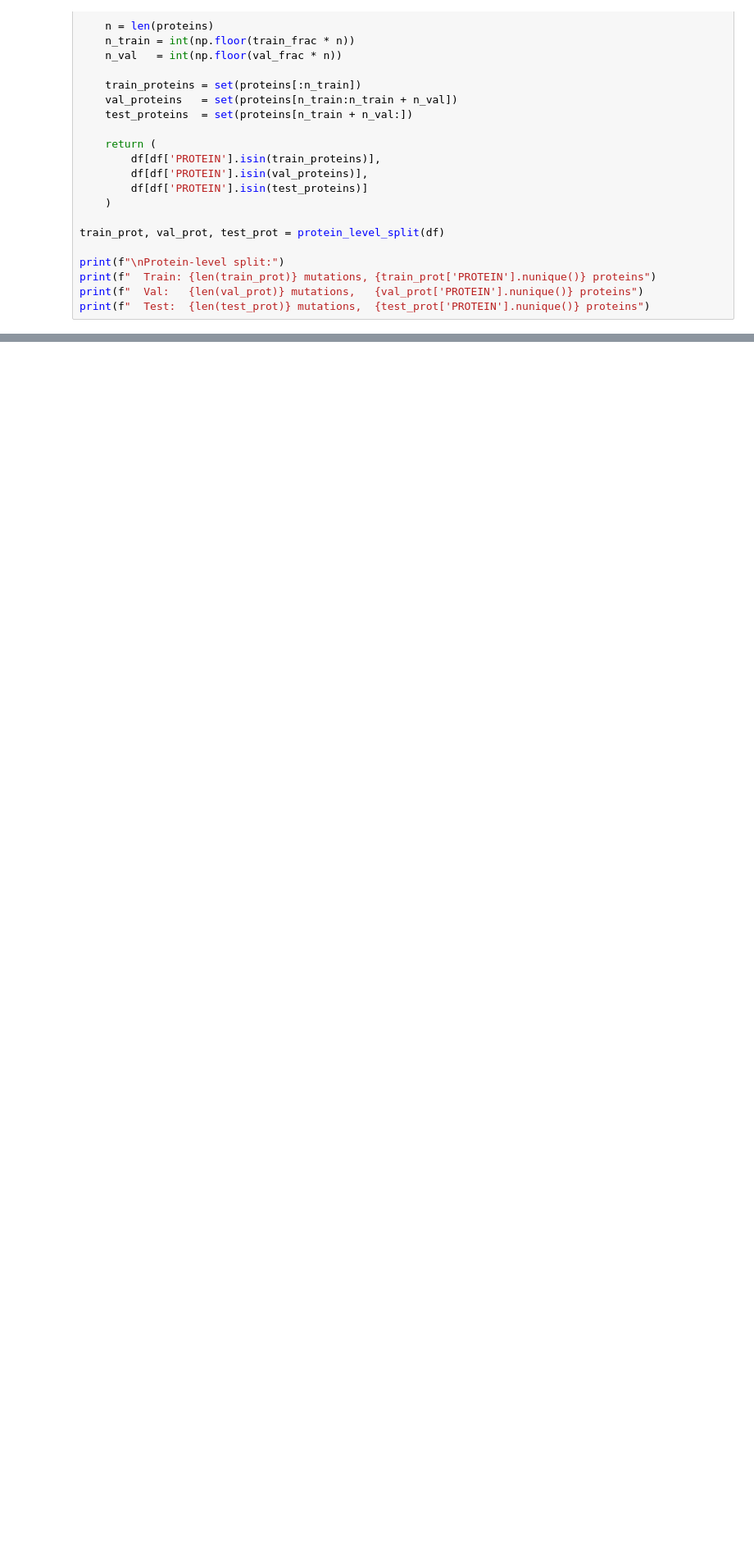
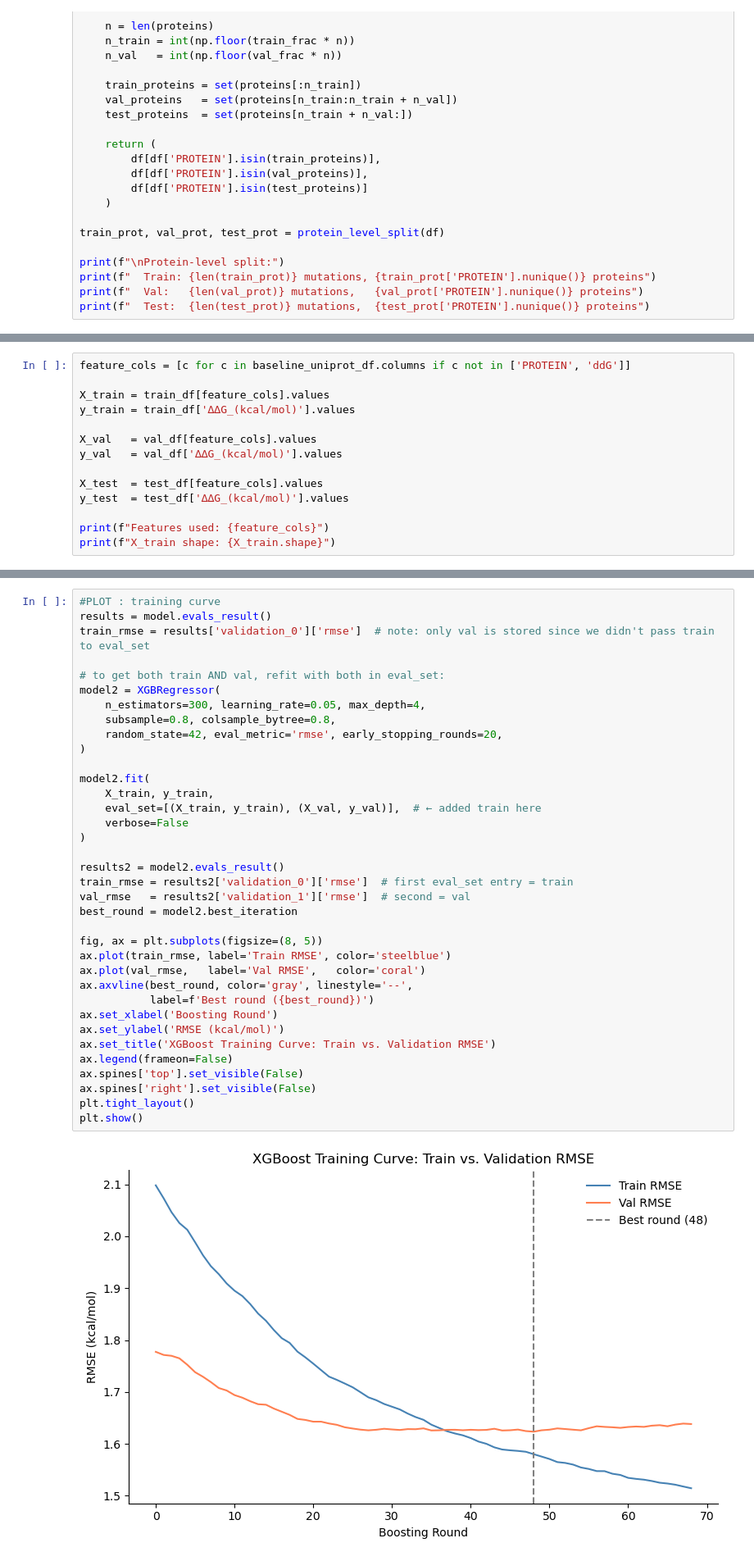
Before and after one commit to amy-acharya/aml-final-project, a Jupyter notebook: project.ipynb, the cells around one changed output, grey strips where cells are left out. Shown at 82% size. Saved outputs shown, nothing was run; the diff lists cells and outputs as text; blank space fills up the shorter version.

```diff
--- a/project.ipynb
+++ b/project.ipynb
@@ -387,0 +389,14 @@ print(f"  Test:  {len(test_prot)} mutations,  {test_prot['PROTEIN'].nunique()} p
+# %%
+feature_cols = [c for c in baseline_uniprot_df.columns if c not in ['PROTEIN', 'ddG']]
+
+X_train = train_df[feature_cols].values
+y_train = train_df['∆∆G_(kcal/mol)'].values
+
+X_val   = val_df[feature_cols].values
+y_val   = val_df['∆∆G_(kcal/mol)'].values
+
+X_test  = test_df[feature_cols].values
+y_test  = test_df['∆∆G_(kcal/mol)'].values
+
+print(f"Features used: {feature_cols}")
+print(f"X_train shape: {X_train.shape}")
@@ -388,3 +484,41 @@ print(f"  Test:  {len(test_prot)} mutations,  {test_prot['PROTEIN'].nunique()} p
+# %%
+#PLOT : training curve
+results = model.evals_result()
+train_rmse = results['validation_0']['rmse']  # note: only val is stored since we didn't pass train to eval_set
+
+# to get both train AND val, refit with both in eval_set:
+model2 = XGBRegressor(
+    n_estimators=300, learning_rate=0.05, max_depth=4,
+    subsample=0.8, colsample_bytree=0.8,
+    random_state=42, eval_metric='rmse', early_stopping_rounds=20,
+)
+
+model2.fit(
+    X_train, y_train,
+    eval_set=[(X_train, y_train), (X_val, y_val)],  # ← added train here
+    verbose=False
+)
+
+results2 = model2.evals_result()
+train_rmse = results2['validation_0']['rmse']  # first eval_set entry = train
+val_rmse   = results2['validation_1']['rmse']  # second = val
+best_round = model2.best_iteration
+
+fig, ax = plt.subplots(figsize=(8, 5))
+ax.plot(train_rmse, label='Train RMSE', color='steelblue')
+ax.plot(val_rmse,   label='Val RMSE',   color='coral')
+ax.axvline(best_round, color='gray', linestyle='--',
+           label=f'Best round ({best_round})')
+ax.set_xlabel('Boosting Round')
+ax.set_ylabel('RMSE (kcal/mol)')
+ax.set_title('XGBoost Training Curve: Train vs. Validation RMSE')
+ax.legend(frameon=False)
+ax.spines['top'].set_visible(False)
+ax.spines['right'].set_visible(False)
+plt.tight_layout()
+plt.show()
+# %% [output]
+[figure, added]
 # %% [markdown]
 ## 4. (GNN) Map each entry to AlphaFold using UniProt/PDB IDs
 
```
Also changed, not shown: parts of 20 cells of this notebook.
